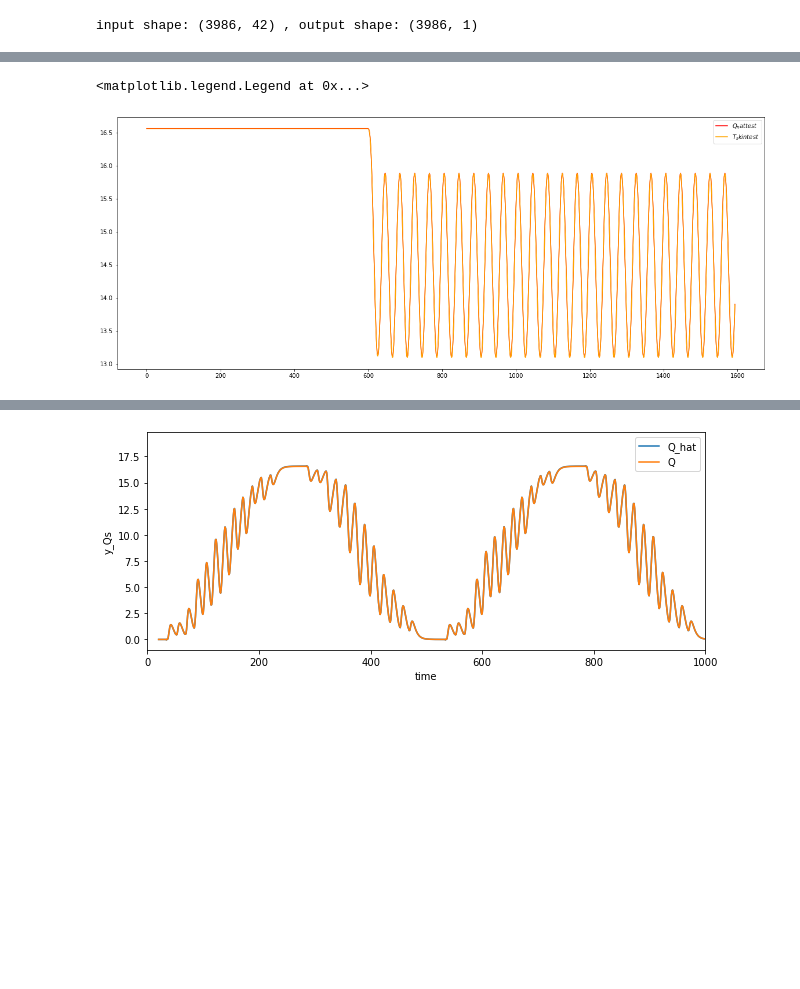
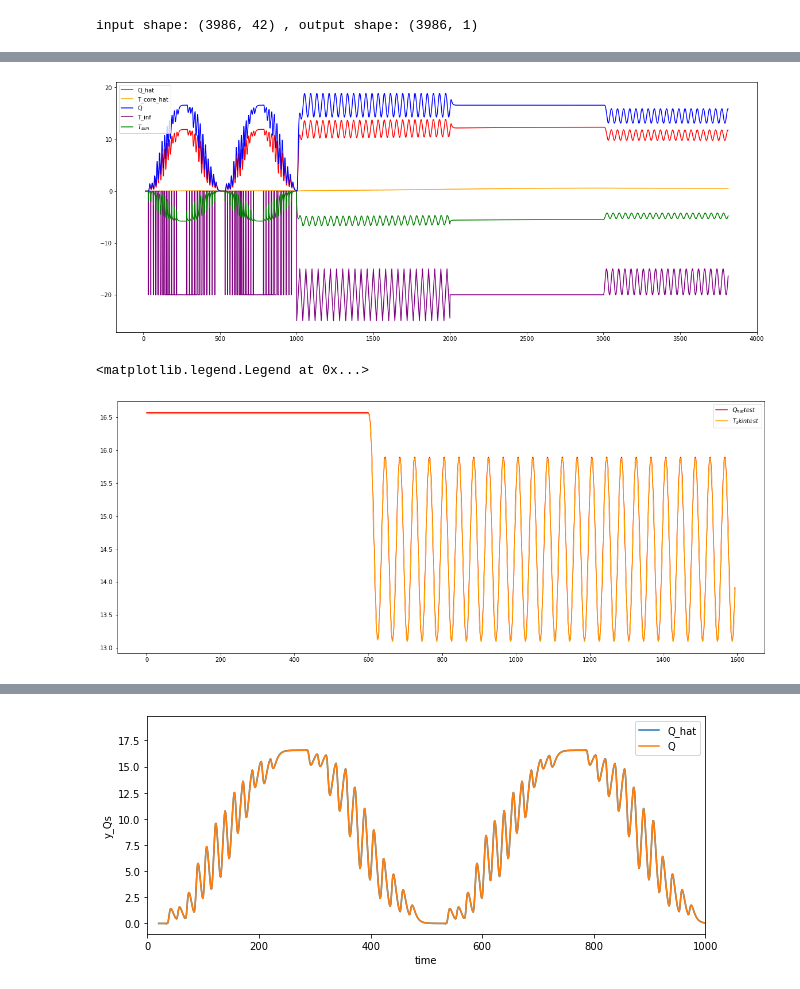
Before and after one commit to kierannp/hbtm, a Jupyter notebook: wip.ipynb, the cells around one changed output, grey strips where cells are left out. Cells and saved outputs as stored; diff of their text form; code cells hidden in the pictures; blank space fills up the shorter version.

```diff
--- a/wip.ipynb
+++ b/wip.ipynb
@@ -157,32 +153,34 @@ def sequential_predict(model, x_start, n_predict = 500):
         T_core.append( v[0] ); results.append( Q ); T_skin.append(v[1])
     return results, T_core, T_skin
 # %%
-# start_point = 0
-# Q_hat, core_hat, skin_hat = sequential_predict(model, ipt[start_point:(start_point+1)], 1500)
+start_point = 0
+size = 3800
+Q_hat, core_hat, skin_hat = sequential_predict(model, ipt[start_point:(start_point+1)], size)
 
-# t = list(range(length+start_point,start_point+1500+length))
-# plt.figure(figsize=(20,8))
-# plt.plot(t, Q_hat, label='Q_hat', color='red')
-# plt.plot(t, core_hat, label='T_core_hat', color='orange')
-# plt.plot(t, y_Qs[length+start_point:(length+start_point+1500)], label='Q', color='blue')
-# plt.plot(t, y_Hs[length+start_point:(length+start_point+1500)], label='T_inf', color='purple')
-# plt.plot(t, skin_hat, label='$T_{skin}$', color='green')
-# plt.legend()
-# plt.savefig("train_seq_predict.png")
-# plt.show()
+t = list(range(length+start_point,start_point+size+length))
+plt.figure(figsize=(20,8))
+plt.plot(t, Q_hat, label='Q_hat', color='red')
+plt.plot(t, core_hat, label='T_core_hat', color='orange')
+plt.plot(t, y_Qs[length+start_point:(length+start_point+size)], label='Q', color='blue')
+plt.plot(t, y_Hs[length+start_point:(length+start_point+size)], label='T_inf', color='purple')
+plt.plot(t, skin_hat, label='$T_{skin}$', color='green')
+plt.legend()
+plt.savefig("train_seq_predict.png")
+plt.show()
 
-
-t = list(range(length+start_point,start_point+1000+length))
+testPrediction = model.predict(testX)[:,0]
+t = list(range(len(testPrediction)))
 plt.figure(figsize=(20,8))
-plt.plot(model.predict(testX), label='$Q_hat test$', color='red')
-plt.plot(testy, label='$T_skin test$', color='orange')
+plt.plot(t, testPrediction, label='$Q_{hat} test$', color='red')
+plt.plot(t, testy[:,0], label='$T_skin test$', color='orange')
 # plt.plot(y_Qs[length+start_point:(length+start_point+1000)], label='Q', color='blue')
 # plt.plot(y_Hs[length+start_point:(length+start_point+1000)], label='T_inf', color='purple')
 # plt.plot(skin_hat, label='$T_{skin}$', color='green')
 plt.legend()
 # %% [output]
+[figure, new version]
 <matplotlib.legend.Legend at 0x...>
-[figure, old version]
+[figure, added]
 # %%
 from sklearn.inspection import permutation_importance
 
```
Also changed, not shown: parts of 3 cells of this notebook.
